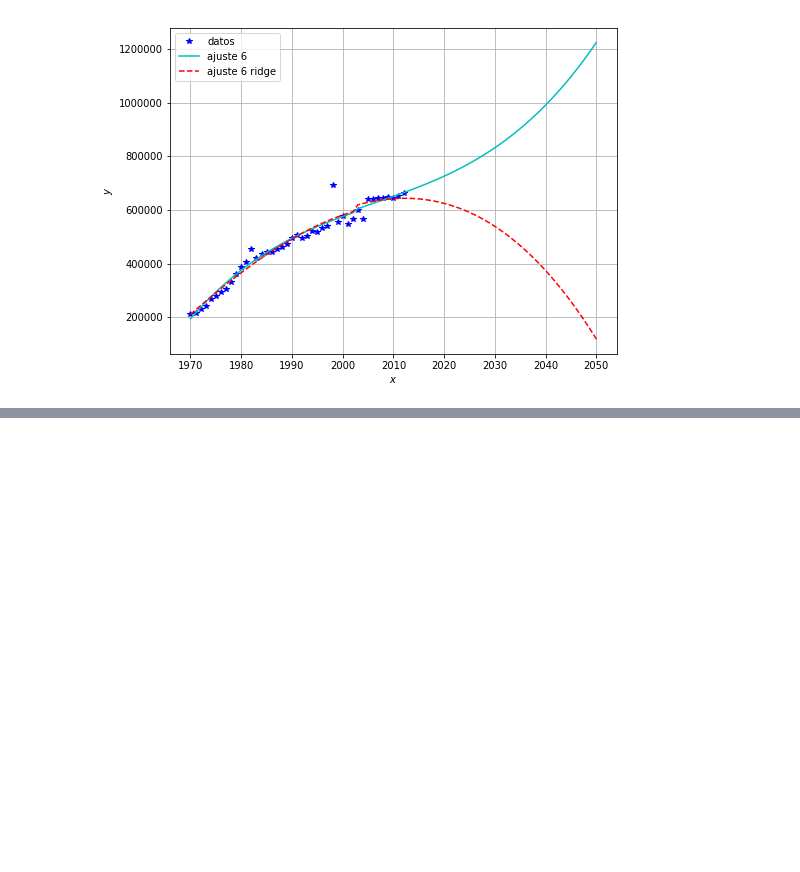
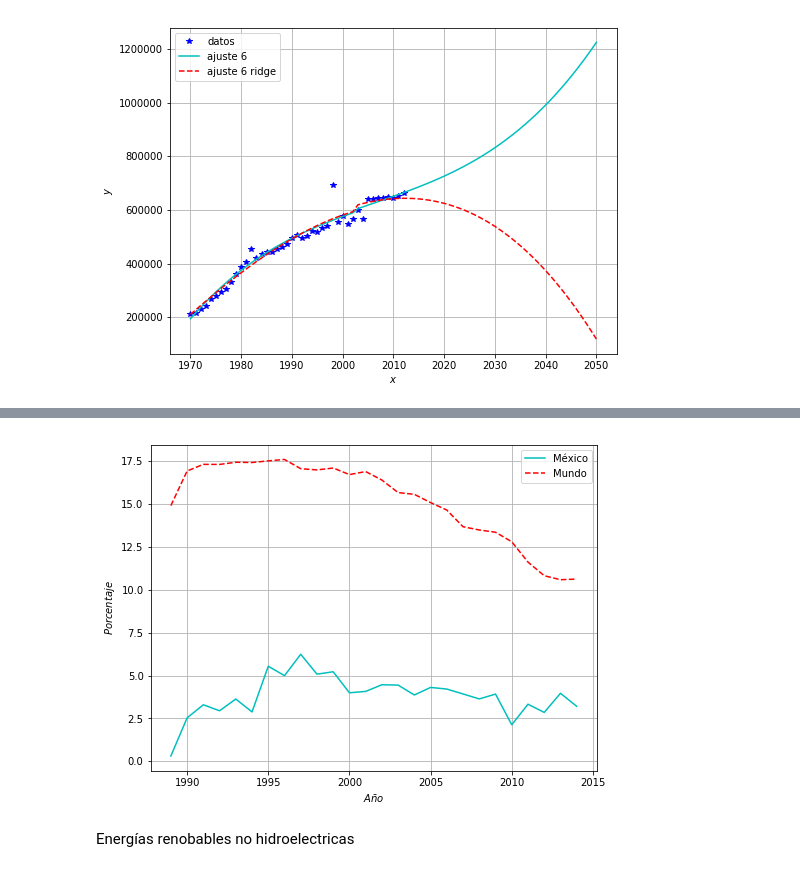
Before and after one commit to AndreaOrtizM/ProyectoModulo3_OrtizA_AcostaE_ChiquitoE, a Jupyter notebook: Andrea.ipynb, the cells around one changed output, grey strips where cells are left out. Saved outputs shown, nothing was run; the diff lists cells and outputs as text; code cells hidden in the pictures; blank space fills up the shorter version.

```diff
--- a/Andrea.ipynb
+++ b/Andrea.ipynb
@@ -168,0 +248,19 @@ plt.show()
+# %%
+nuc_file = 'nuclear_mex.csv'
+data_nuc = pd.read_csv(nuc_file, header = None)
+# %%
+x_nuc = data_nuc.iloc[0, :].values
+mex_nuc = data_nuc.iloc[1, :].values
+wor_nuc = data_nuc.iloc[2, :].values
+plt.figure(figsize=(8,6))
+plt.plot(x_nuc, mex_nuc, '-c', label = "México")
+plt.plot(x_nuc, wor_nuc, '--r', label = "Mundo")
+plt.legend(loc = 'best')
+plt.xlabel('$Año$')
+plt.ylabel('$Porcentaje$')
+plt.grid()
+plt.show()
+# %% [output]
+[figure, added]
+# %% [markdown]
+Energías renobables no hidroelectricas
```
Also changed, not shown: parts of 13 cells of this notebook, 7 other files.
